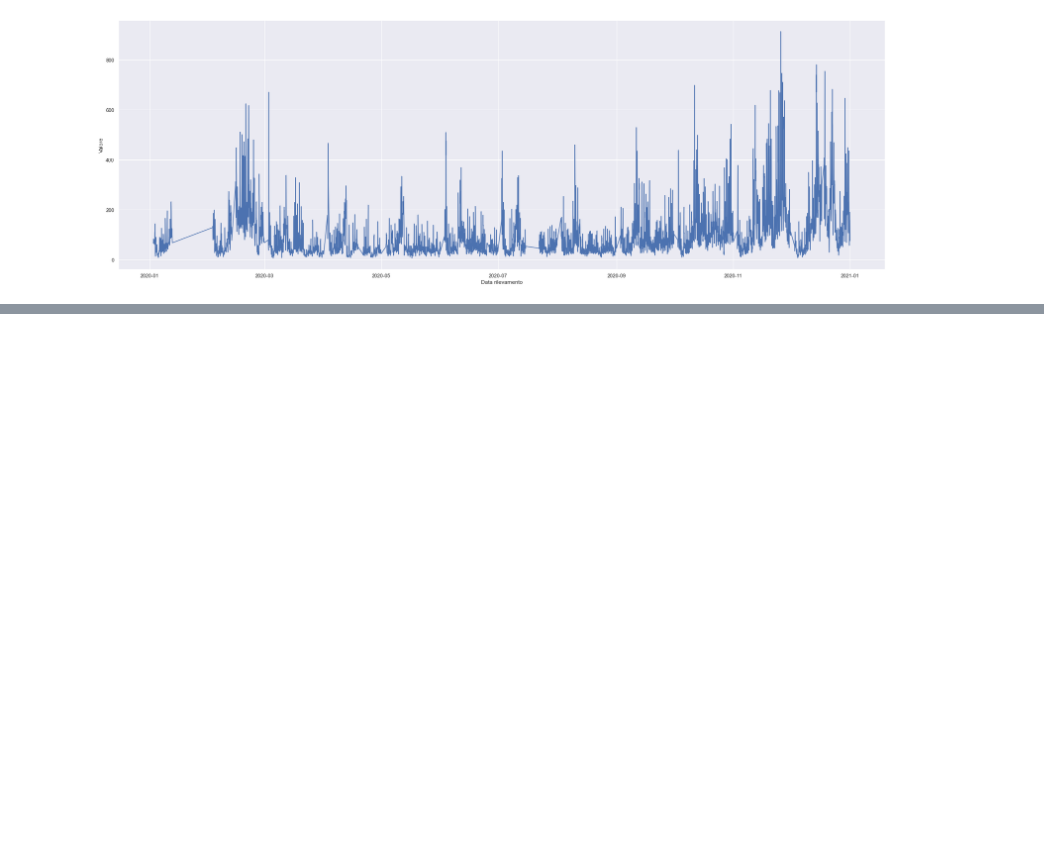
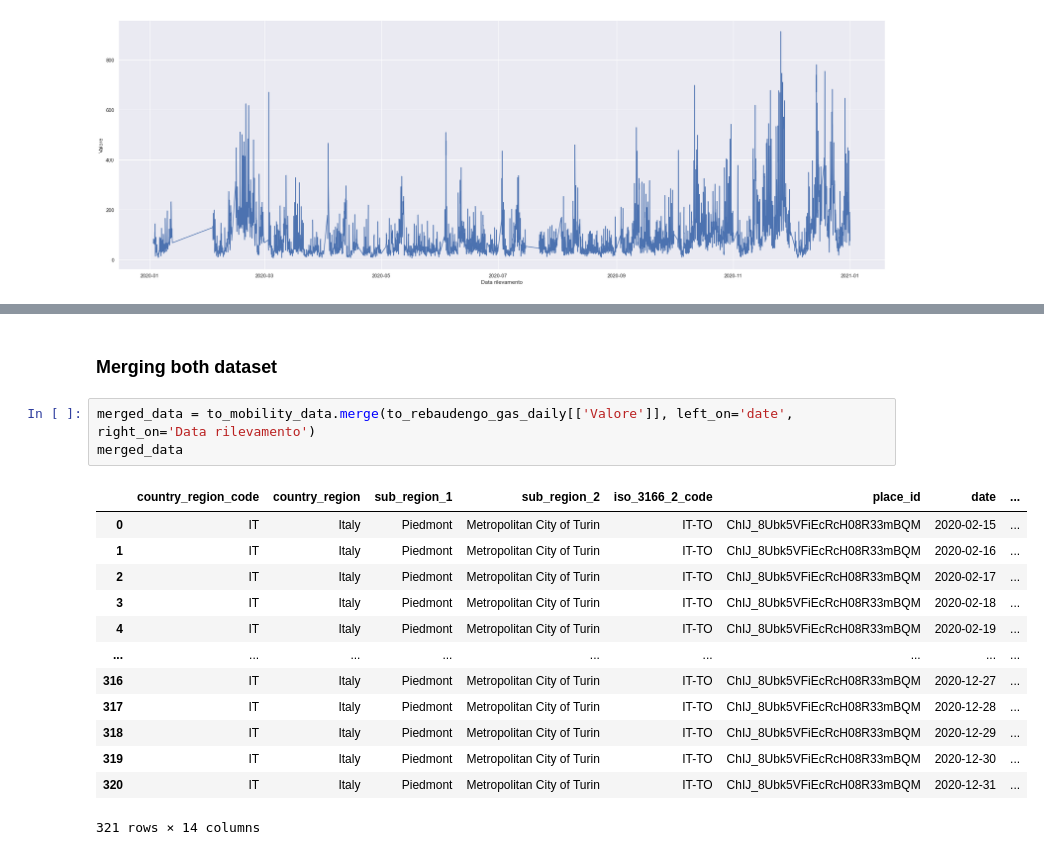
Before and after one commit to danielegerbaldo/Turin-Air-Quality-Comparison-Lockdown, a Jupyter notebook: Turin-Air-Quality-Comparison-Lockdown.ipynb, the cells around one changed output, grey strips where cells are left out. Drawn from its saved outputs; the diff is of its cells as text; blank space fills up the shorter version.

```diff
--- a/Turin-Air-Quality-Comparison-Lockdown.ipynb
+++ b/Turin-Air-Quality-Comparison-Lockdown.ipynb
@@ -219,0 +246,19 @@ sns.lineplot(data=to_rebaudengo_gas, x="Data rilevamento", y="Valore")
+# %% [markdown]
+### Merging both dataset
+# %%
+merged_data = to_mobility_data.merge(to_rebaudengo_gas_daily[['Valore']], left_on='date', right_on='Data rilevamento')
+merged_data
+# %% [output]
+|  | country_region_code | country_region | sub_region_1 | sub_region_2 | iso_3166_2_code | place_id | date | ... |
+| 0 | IT | Italy | Piedmont | Metropolitan City of Turin | IT-TO | ChIJ_8Ubk5VFiEcRcH08R33mBQM | 2020-02-15 | ... |
+| 1 | IT | Italy | Piedmont | Metropolitan City of Turin | IT-TO | ChIJ_8Ubk5VFiEcRcH08R33mBQM | 2020-02-16 | ... |
+| 2 | IT | Italy | Piedmont | Metropolitan City of Turin | IT-TO | ChIJ_8Ubk5VFiEcRcH08R33mBQM | 2020-02-17 | ... |
+| 3 | IT | Italy | Piedmont | Metropolitan City of Turin | IT-TO | ChIJ_8Ubk5VFiEcRcH08R33mBQM | 2020-02-18 | ... |
+| 4 | IT | Italy | Piedmont | Metropolitan City of Turin | IT-TO | ChIJ_8Ubk5VFiEcRcH08R33mBQM | 2020-02-19 | ... |
+| ... | ... | ... | ... | ... | ... | ... | ... | ... |
+| 316 | IT | Italy | Piedmont | Metropolitan City of Turin | IT-TO | ChIJ_8Ubk5VFiEcRcH08R33mBQM | 2020-12-27 | ... |
+| 317 | IT | Italy | Piedmont | Metropolitan City of Turin | IT-TO | ChIJ_8Ubk5VFiEcRcH08R33mBQM | 2020-12-28 | ... |
+| 318 | IT | Italy | Piedmont | Metropolitan City of Turin | IT-TO | ChIJ_8Ubk5VFiEcRcH08R33mBQM | 2020-12-29 | ... |
+| 319 | IT | Italy | Piedmont | Metropolitan City of Turin | IT-TO | ChIJ_8Ubk5VFiEcRcH08R33mBQM | 2020-12-30 | ... |
+| 320 | IT | Italy | Piedmont | Metropolitan City of Turin | IT-TO | ChIJ_8Ubk5VFiEcRcH08R33mBQM | 2020-12-31 | ... |
+321 rows × 14 columns
```
Also changed, not shown: parts of 5 cells of this notebook.
